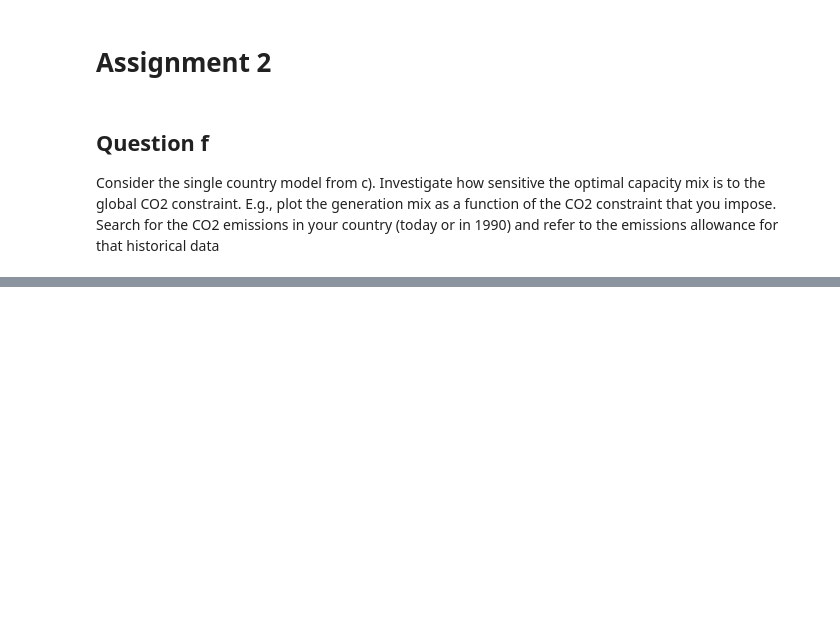
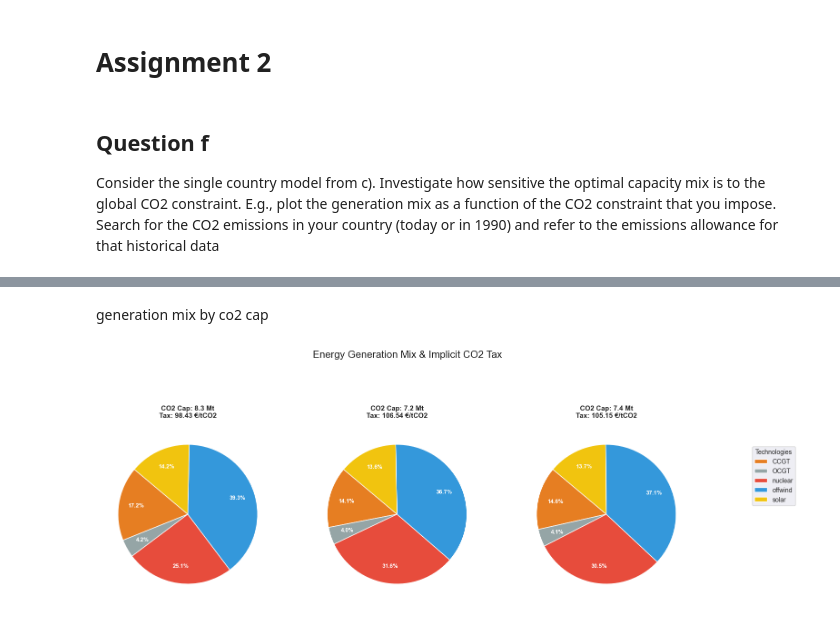
Before and after one commit to lc253264/Integrated-Energy-Grids-Group-29, a Jupyter notebook: Belgium_model_task_abcf.ipynb, the cells around one changed output, grey strips where cells are left out. Saved outputs shown, nothing was run; the diff lists cells and outputs as text; code cells hidden in the pictures; blank space fills up the shorter version.

```diff
--- a/Belgium_model_task_abcf.ipynb
+++ b/Belgium_model_task_abcf.ipynb
@@ -1272,0 +1442,52 @@ coal      :            0.00
+# %% [markdown]
+generation mix by co2 cap
+# %%
+import matplotlib.pyplot as plt
+
+# 1. Set the Seaborn style for consistency
+sns.set_style("darkgrid")
+
+n_caps = len(co2_caps)
+fig, axes = plt.subplots(1, n_caps, figsize=(18, 7), facecolor='white')
+
+# Ensure axes is iterable
+if n_caps == 1:
+    axes = [axes]
+
+for i, cap_val in enumerate(co2_caps):
+    # Extract data and shadow price
+    gen_data = results[cap_val]['generation_total'].sort_index()
+    gen_data = gen_data[gen_data > 1]
+
+    # Force shadow price to positive for the title
+    tax = abs(results[cap_val]['co2_price'])
+
+    current_colors = [colors.get(tech, '#333333') for tech in gen_data.index]
+
+    wedges, texts, autotexts = axes[i].pie(
+        gen_data,
+        autopct='%1.1f%%',
+        startangle=140,
+        colors=current_colors,
+        labels=None,
+        pctdistance=0.75, # Adjusted to avoid overlap with white text
+        wedgeprops={'edgecolor': 'white', 'linewidth': 1}
+    )
+
+    plt.setp(autotexts, size=9, weight="bold", color="white")
+
+    # Include Shadow Price in the subplot title
+    title_text = f"CO2 Cap: {cap_val/1e6:.1f} Mt\nTax: {tax:.2f} €/tCO2"
+    axes[i].set_title(title_text, fontsize=11, fontweight='bold', pad=15)
+
+# Unified legend
+fig.legend(wedges, gen_data.index, title="Technologies", loc="center right", borderaxespad=2)
+
+# Adjust layout
+plt.subplots_adjust(right=0.85, top=0.82)
+plt.suptitle("Energy Generation Mix & Implicit CO2 Tax", fontsize=16, y=0.98)
+#plt.tight_layout()
+plt.savefig('co2_sensitivity_pies.png', dpi=300, bbox_inches='tight')
+plt.show()
+# %% [output]
+[figure, added]
```
Also changed, not shown: parts of 8 cells of this notebook.
